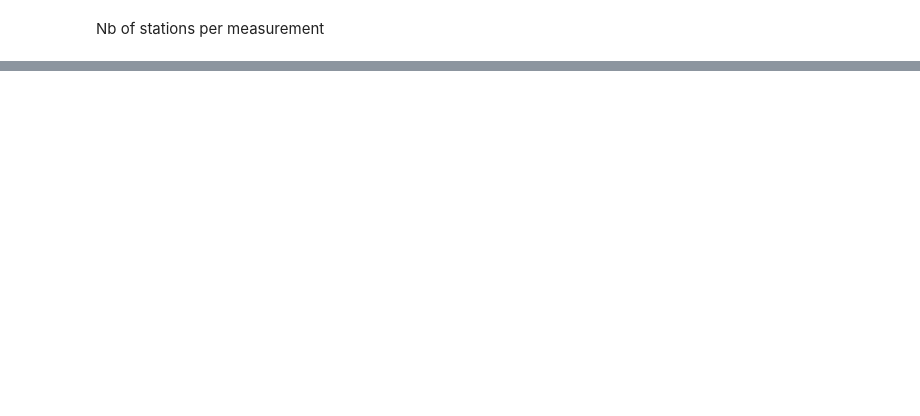
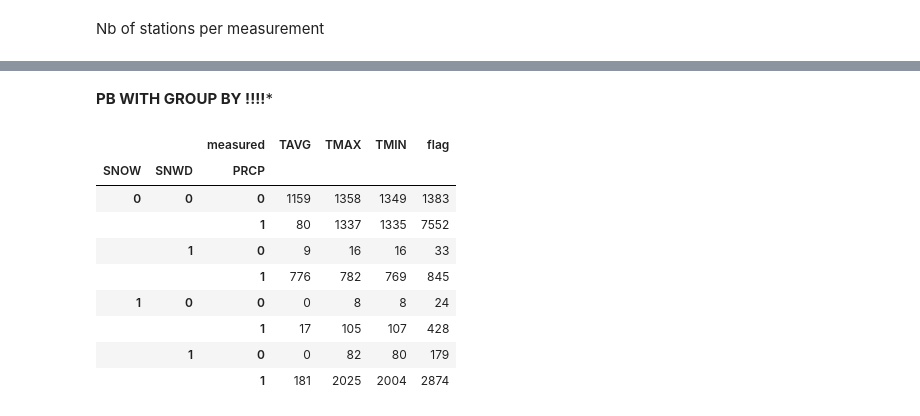
Before and after one commit to severine-baudry/capstone_data_engineer, a Jupyter notebook: US_weather_explore_measurements.ipynb, the cells around one changed output, grey strips where cells are left out. Cells and saved outputs as stored; diff of their text form; code cells hidden in the pictures; blank space fills up the shorter version.

```diff
--- a/US_weather_explore_measurements.ipynb
+++ b/US_weather_explore_measurements.ipynb
@@ -179,0 +251,15 @@ universal_stations = df_nb_days.filter( df_nb_days["nb_days"] > 350) \
+# %% [markdown]
+**PB WITH GROUP BY !!!!***
+# %%
+df_pivot_measure_2.reset_index().groupby(["SNOW", "SNWD", "PRCP"]).sum()
+# %% [output]
+|  |  | measured | TAVG | TMAX | TMIN | flag |
+| SNOW | SNWD | PRCP |  |  |  |  |
+| 0 | 0 | 0 | 1159 | 1358 | 1349 | 1383 |
+|  |  | 1 | 80 | 1337 | 1335 | 7552 |
+|  | 1 | 0 | 9 | 16 | 16 | 33 |
+|  |  | 1 | 776 | 782 | 769 | 845 |
+| 1 | 0 | 0 | 0 | 8 | 8 | 24 |
+|  |  | 1 | 17 | 105 | 107 | 428 |
+|  | 1 | 0 | 0 | 82 | 80 | 179 |
+|  |  | 1 | 181 | 2025 | 2004 | 2874 |
```
Also changed, not shown: parts of 19 cells of this notebook.
